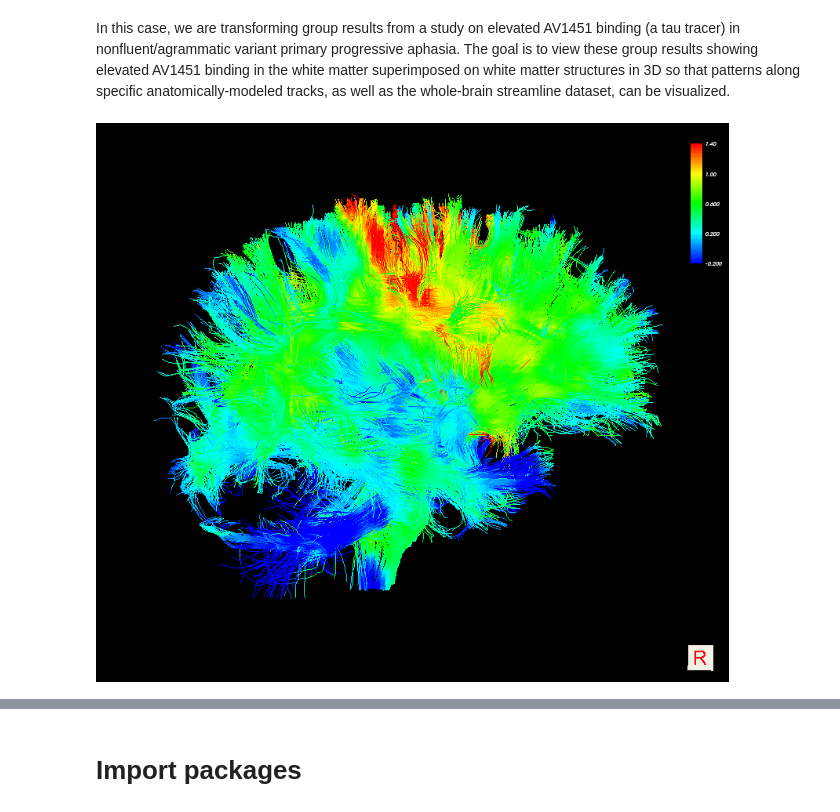
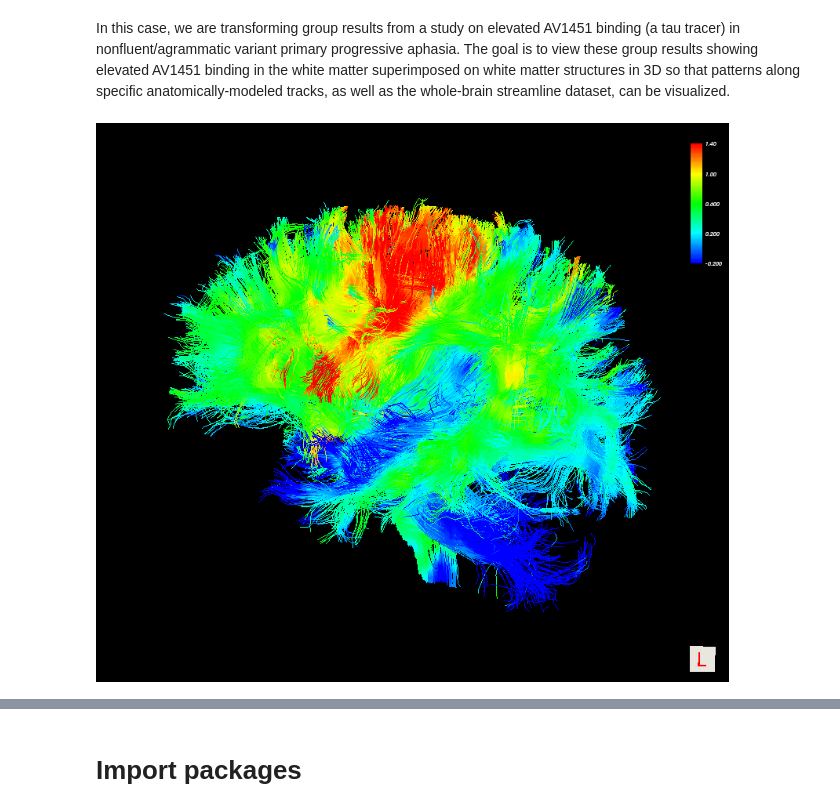
Before and after one commit to kesshijordan/shared_notebooks, a Jupyter notebook: Superimpose_MNI_Results_on_Tractography.ipynb, the cells around one changed output, grey strips where cells are left out. Drawn from its saved outputs; the diff is of its cells as text; code cells hidden in the pictures.

Commit message:
switched figure

```diff
--- a/Superimpose_MNI_Results_on_Tractography.ipynb
+++ b/Superimpose_MNI_Results_on_Tractography.ipynb
@@ -8,9 +8,9 @@ The purpose of this notebook is to take results from MNI space, and superimpose
 # %% [markdown]
 In this case, we are transforming group results from a study on elevated AV1451 binding (a tau tracer) in nonfluent/agrammatic variant primary progressive aphasia. The goal is to view these group results showing elevated AV1451 binding in the white matter superimposed on white matter structures in 3D so that patterns along specific anatomically-modeled tracks, as well as the whole-brain streamline dataset, can be visualized.
 # %%
-Image("outputs_Superimpose_MNI_Results_on_Tractography/wm_superimpose/sshots/Rb.png")
+Image("outputs_Superimpose_MNI_Results_on_Tractography/wm_superimpose/sshots/Lb.png")
 # %% [output]
-[figure, old version]
+[figure, new version]
 # %% [markdown]
 <img src="outputs_Superimpose_MNI_Results_on_Tractography/wm_superimpose/sshots/Rb.png" style="float: left; width: 30%; margin-right: 1%; margin-bottom: 0.5em;">
 <img src="outputs_Superimpose_MNI_Results_on_Tractography/wm_superimpose/sshots/Lb.png" style="float: left; width: 30%; margin-right: 1%; margin-bottom: 0.5em;">
```
